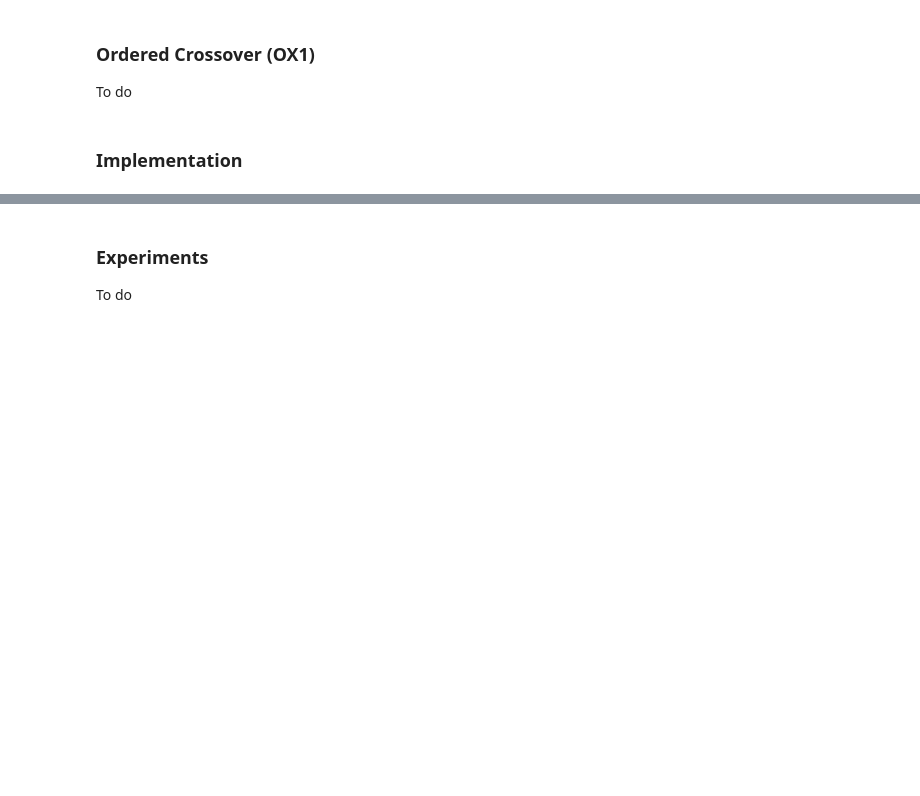
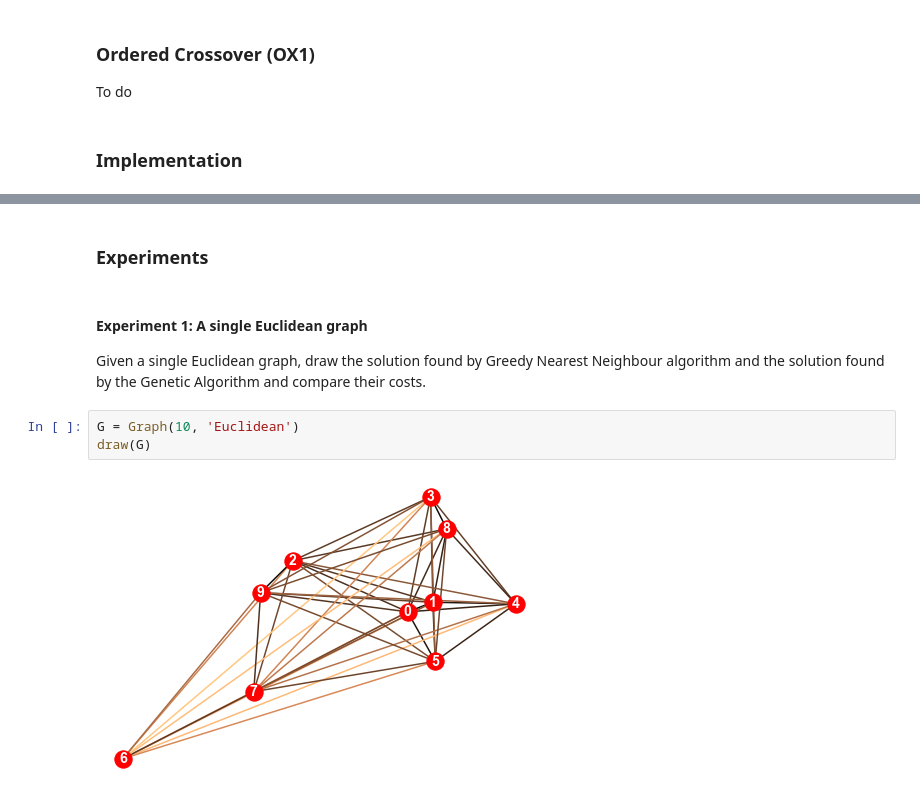
Before and after one commit to danielj0nes/metaheuristics, a Jupyter notebook: Template.ipynb, the cells around one changed output, grey strips where cells are left out. Saved outputs shown, nothing was run; the diff lists cells and outputs as text; blank space fills up the shorter version.

```diff
--- a/Template.ipynb
+++ b/Template.ipynb
@@ -780,3 +792,10 @@ class GA:
 # %% [markdown]
 ### Experiments
-To do
+# %% [markdown]
+#### Experiment 1: **A single Euclidean graph**
+Given a single Euclidean graph, draw the solution found by Greedy Nearest Neighbour algorithm and the solution found by the Genetic Algorithm and compare their costs.
+# %%
+G = Graph(10, 'Euclidean')
+draw(G)
+# %% [output]
+[figure, added]
```
Also changed, not shown: parts of 22 cells of this notebook, 2 other files.
